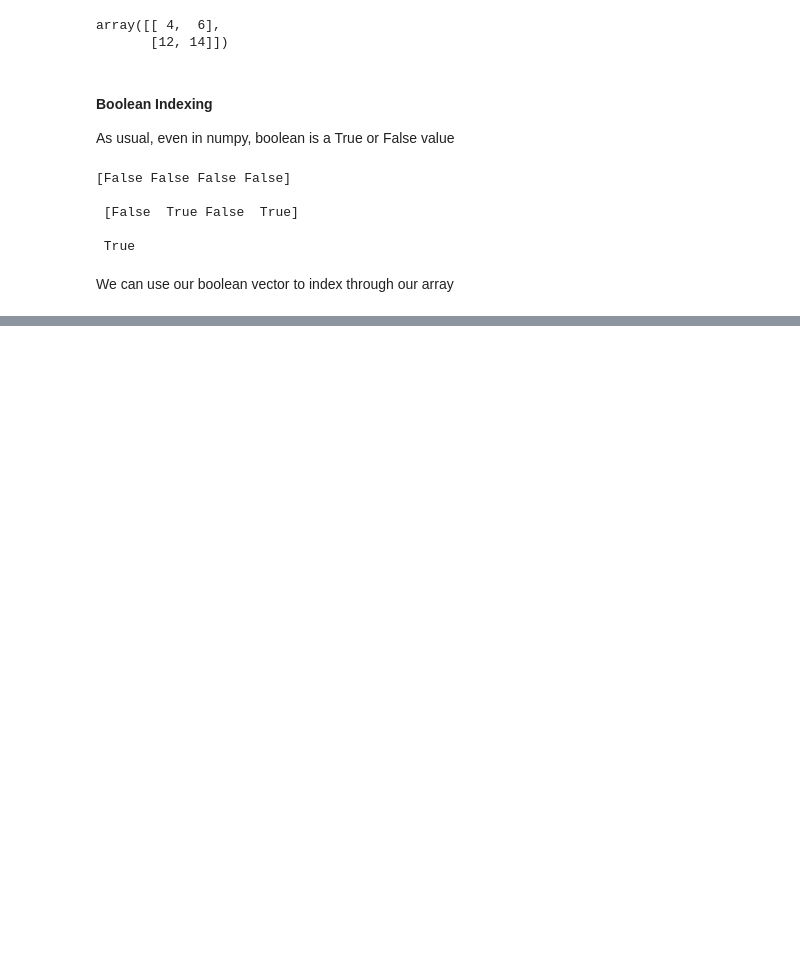
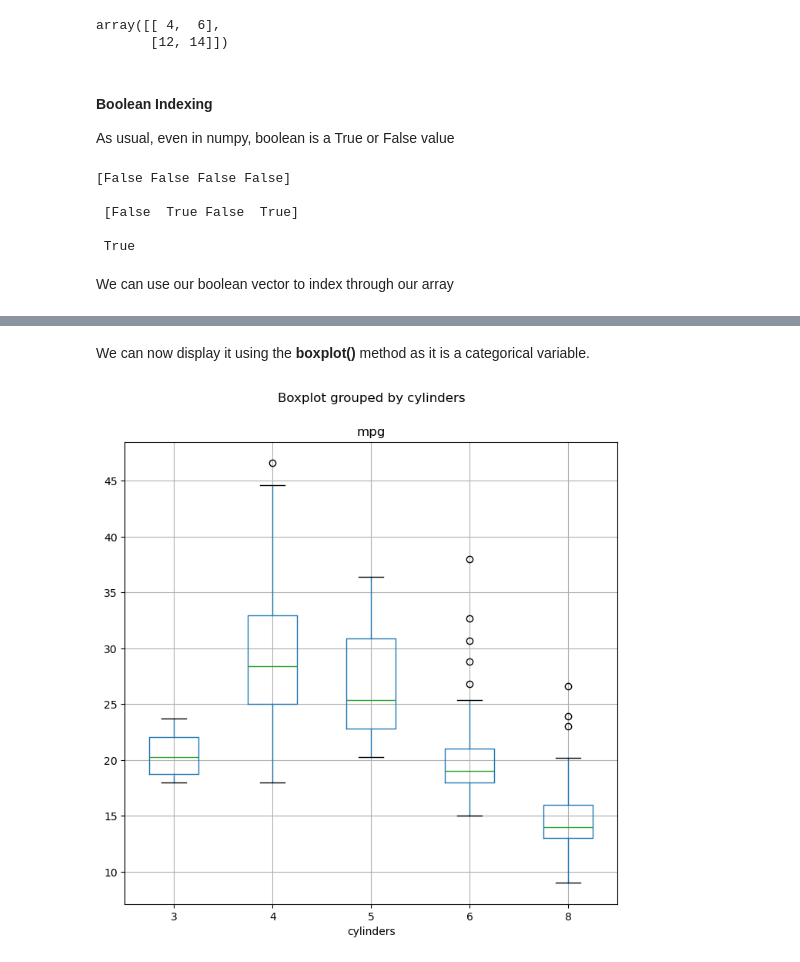
Before and after one commit to United-Project/DSLearnPCMac, a Jupyter notebook: Lab2.3(ISLR).ipynb, the cells around one changed output, grey strips where cells are left out. Cells and saved outputs as stored; diff of their text form; code cells hidden in the pictures; blank space fills up the shorter version.

```diff
--- a/Lab2.3(ISLR).ipynb
+++ b/Lab2.3(ISLR).ipynb
@@ -203,0 +522,7 @@ A[idx_bool]
+# %% [markdown]
+We can now display it using the **boxplot()** method as it is a categorical variable.
+# %%
+fig, ax = subplots(figsize=(8, 8))
+Auto.boxplot('mpg', by='cylinders', ax=ax);
+# %% [output]
+[figure, added]
```
Also changed, not shown: parts of 49 cells of this notebook, 1 other file.
